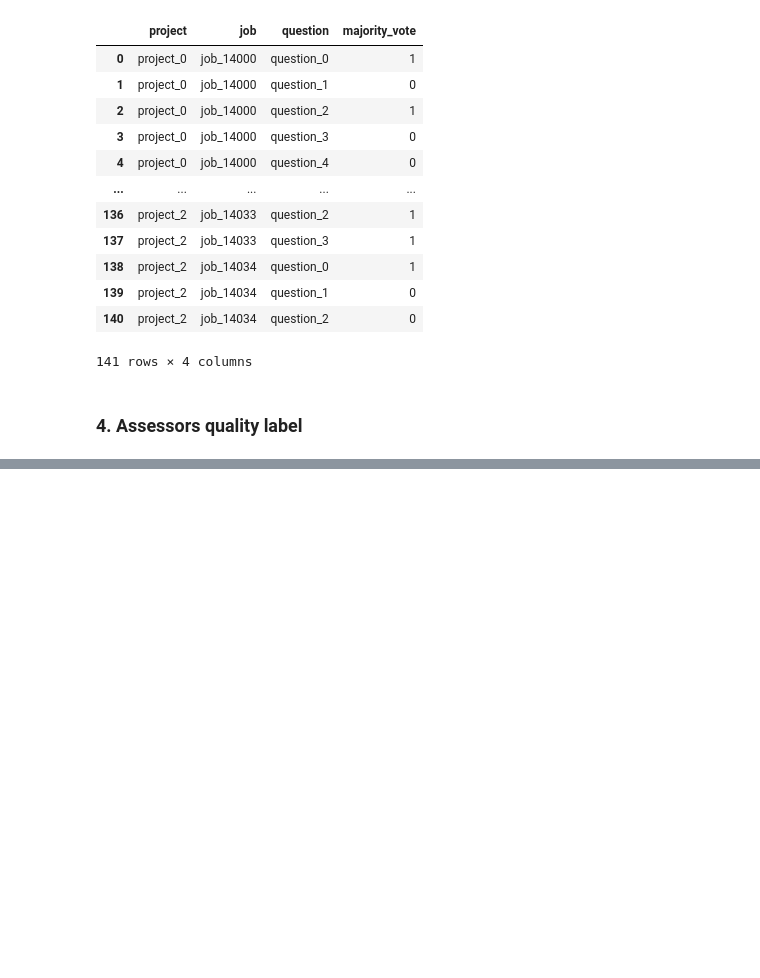
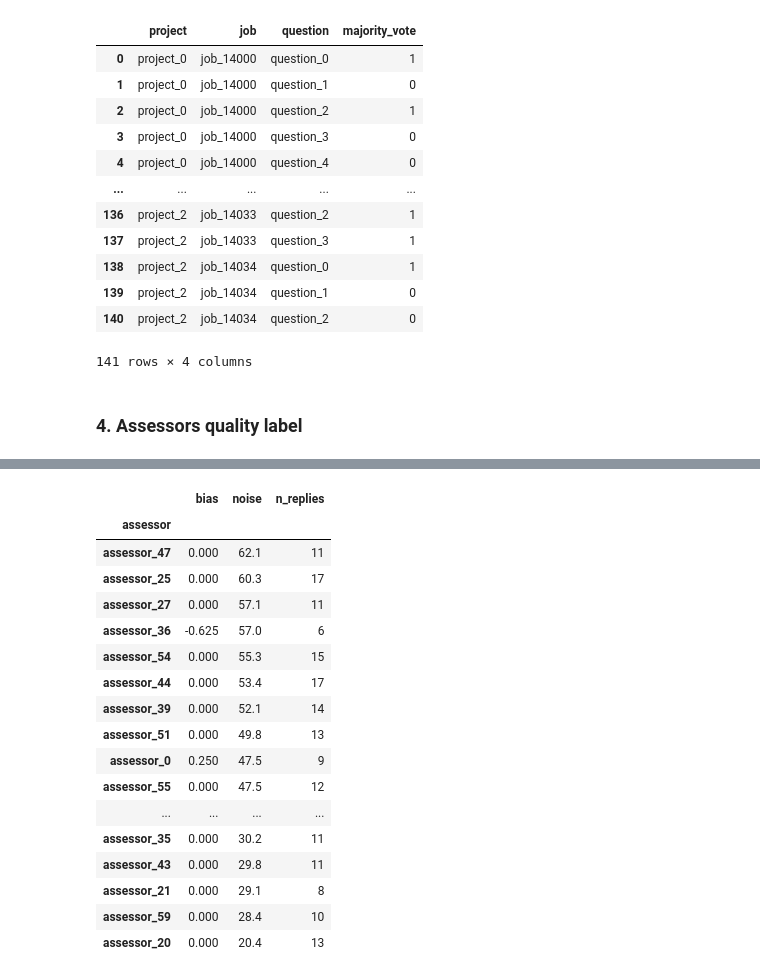
Before and after one commit to bourgeois-radical/leetcode-msps, a Jupyter notebook: pandas/groupby_agg/annotator_agreement_scoring/solution.ipynb, the cells around one changed output, grey strips where cells are left out. Saved outputs shown, nothing was run; the diff lists cells and outputs as text; code cells hidden in the pictures; blank space fills up the shorter version.

```diff
--- a/pandas/groupby_agg/annotator_agreement_scoring/solution.ipynb
+++ b/pandas/groupby_agg/annotator_agreement_scoring/solution.ipynb
@@ -305,0 +404,18 @@ majority.reset_index(name="majority_vote")
+# %%
+df["peer_mean"] = (df["grp_sum"] - df["label"]) / (df["grp_n"] - 1)
+# well if 5 assessors have 5 ones we have mean 1
+# of 4 out of 5 then mean is 4/5= 0.8
+# if we want leave one out then we need to substract the label
+# (if it is 0 it doesn't contribute to the overall sum either way)
+# and we devide by the number of assesors - 1 which will be the mean of the peers for each row
+# %%
+df["dev"] = (
+    df["label"] - df["peer_mean"]
+)  # how you deviate from the peers in absolute terms
+# %%
+quality = (
+    df.groupby("assessor")["dev"]
+    .agg(bias="median", noise="std", n_replies="count")
+    .sort_values("noise", ascending=False)  # worst at top
+)
+quality.head(10)
@@ -305,0 +435,23 @@ majority.reset_index(name="majority_vote")
+# %%
+quality["noise"] = round(quality["noise"] * 100, 1)
+# %%
+quality.head(100)
+# %% [output]
+|  | bias | noise | n_replies |
+| assessor |  |  |  |
+| assessor_47 | 0.000 | 62.1 | 11 |
+| assessor_25 | 0.000 | 60.3 | 17 |
+| assessor_27 | 0.000 | 57.1 | 11 |
+| assessor_36 | -0.625 | 57.0 | 6 |
+| assessor_54 | 0.000 | 55.3 | 15 |
+| assessor_44 | 0.000 | 53.4 | 17 |
+| assessor_39 | 0.000 | 52.1 | 14 |
+| assessor_51 | 0.000 | 49.8 | 13 |
+| assessor_0 | 0.250 | 47.5 | 9 |
+| assessor_55 | 0.000 | 47.5 | 12 |
+| ... | ... | ... | ... |
+| assessor_35 | 0.000 | 30.2 | 11 |
+| assessor_43 | 0.000 | 29.8 | 11 |
+| assessor_21 | 0.000 | 29.1 | 8 |
+| assessor_59 | 0.000 | 28.4 | 10 |
+| assessor_20 | 0.000 | 20.4 | 13 |
```
Also changed, not shown: parts of 18 cells of this notebook.
